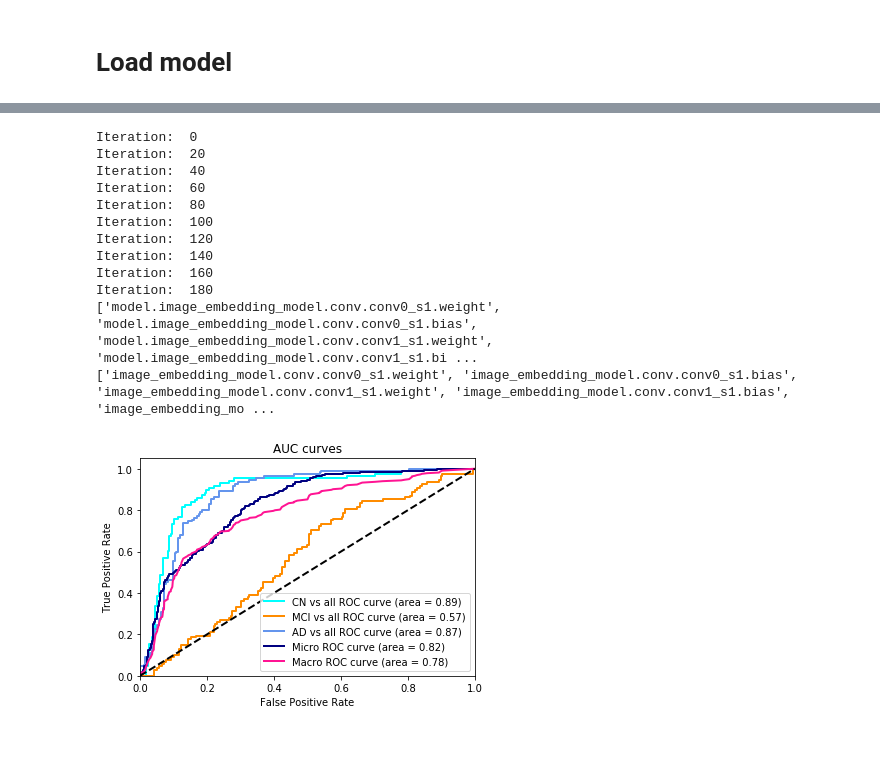
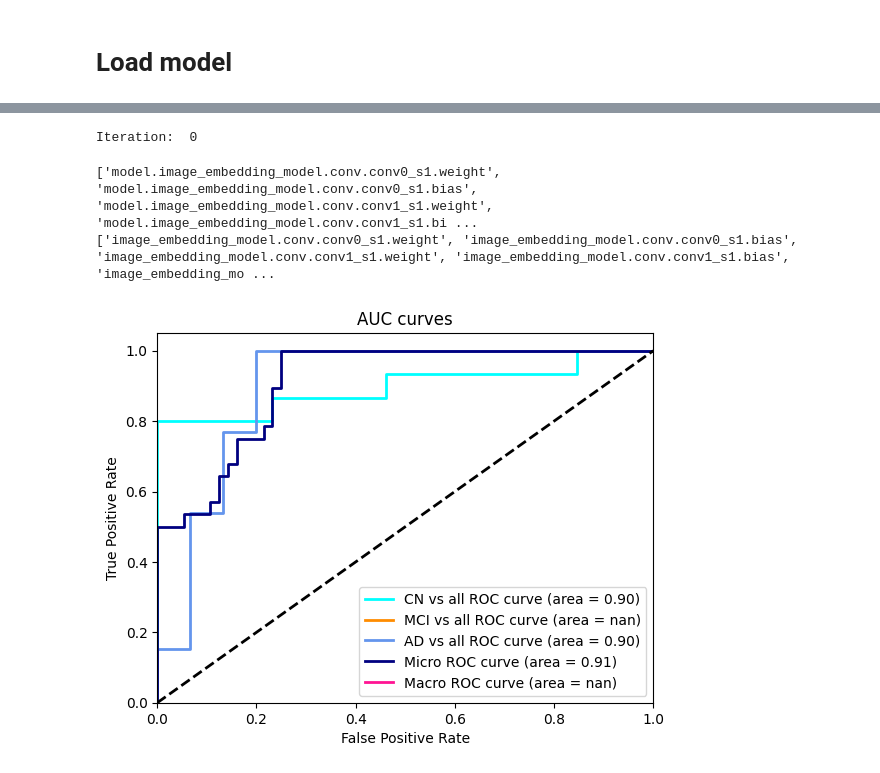
Before and after one commit to treyschulman/CNN_design_for_AD, a Jupyter notebook: model_eval_collab.ipynb, the cells around one changed output, grey strips where cells are left out. Cells and saved outputs as stored; diff of their text form; code cells hidden in the pictures; blank space fills up the shorter version.

```diff
--- a/model_eval_collab.ipynb
+++ b/model_eval_collab.ipynb
@@ -27,4 +49,8 @@ device = torch.device("cuda:0" if torch.cuda.is_available() else "cpu")
 # %%
 config_name = 'config.yaml'
-with open(config_name, 'r') as f:
-    cfg = yaml.load(f)
+with open(config_name) as stream:
+    try:
+        cfg = yaml.safe_load(stream)
+        print(cfg)
+    except yaml.YAMLError as exc:
+        print(exc)
@@ -201,7 +229,7 @@ def evaluation_models(model_name,data_loader, expansion_list = [1],  num_trails
         cfg['model']['norm_type'] = norm_type
         model = build_model(cfg)
         best_model_dir = './saved_model/'
-        pretrained_dict = torch.load(best_model_dir+model_name + '_model_low_loss.pth.tar',map_location='cpu')['state_dict']
+        pretrained_dict = torch.load(best_model_dir+model_name + '_model_low_loss.pth.tar', map_location='cpu', weights_only=False)['state_dict']
         old_ks = list(pretrained_dict.keys()).copy()
         model_dict = model.state_dict()
         pretrained_dict = {k[6:]: v for k, v in pretrained_dict.items() if (k[6:]in model_dict.keys())}
@@ -248,0 +274,22 @@ model_file_name = 'age_expansion_8'
+# %%
+from datasets.adni_3d import ADNI_3D
+from torch.utils.data import DataLoader
+
+# Extract relevant config paths
+data_cfg = cfg["data"]
+dir_to_scans = data_cfg["dir_to_scans"]
+dir_to_tsv = data_cfg["dir_to_tsv"]
+batch_size = data_cfg["batch_size"]
+val_batch_size = data_cfg["val_batch_size"]
+n_label = cfg["model"]["n_label"]
+percentage_usage = data_cfg.get("percentage_usage", 1.0)
+
+# Create dataset instances
+Train_dataset = ADNI_3D(dir_to_scans, dir_to_tsv, mode="Train", n_label=n_label, percentage_usage=percentage_usage)
+Val_dataset   = ADNI_3D(dir_to_scans, dir_to_tsv, mode="Val", n_label=n_label, percentage_usage=1.0)
+Test_dataset  = ADNI_3D(dir_to_scans, dir_to_tsv, mode="Test", n_label=n_label, percentage_usage=1.0)
+
+# Create DataLoaders
+Train_loader = DataLoader(Train_dataset, batch_size=batch_size, shuffle=True, num_workers=4)
+Val_loader   = DataLoader(Val_dataset, batch_size=val_batch_size, shuffle=False, num_workers=4)
+Test_loader  = DataLoader(Test_dataset, batch_size=val_batch_size, shuffle=False, num_workers=4)
@@ -249,19 +349,14 @@ model_file_name = 'age_expansion_8'
+# %%
+model = build_model(cfg)
+# updated from hard-coded 'age_expansion_8' model which we should strive to create - from the research paper, using use_age=True improved the accuracy by 3 points or so
+model_file_name = 'oasis_experiment_train_perc_100.0_expansion_0'
 # %%
-all_acc, all_balanced_acc, all_auc = evaluation_models(model_file_name,Test_loader, expansion_list = [8], use_age = True, norm_type= 'Instance')
+all_acc, all_balanced_acc, all_auc = evaluation_models(model_file_name, Test_loader, expansion_list = [8], use_age = False, norm_type= 'Instance')
 # %% [output]
 Iteration:  0
-Iteration:  20
-Iteration:  40
-Iteration:  60
-Iteration:  80
-Iteration:  100
-Iteration:  120
-Iteration:  140
-Iteration:  160
-Iteration:  180
-['model.image_embedding_model.conv.conv0_s1.weight', 'model.image_embedding_model.conv.conv0_s1.bias', 'model.image_embedding_model.conv.conv1_s1.weight', 'model.image_embedding_model.conv.conv1_s1.bi ...
-['image_embedding_model.conv.conv0_s1.weight', 'image_embedding_model.conv.conv0_s1.bias', 'image_embedding_model.conv.conv1_s1.weight', 'image_embedding_model.conv.conv1_s1.bias', 'image_embedding_mo ...
+['model.image_embedding_model.conv.conv0_s1.weight', 'model.image_embedding_model.conv.conv0_s1.bias', 'model.image_embedding_model.conv.conv1_s1.weight', 'model.image_embedding_model.conv.conv1_s1.bi ...
+['image_embedding_model.conv.conv0_s1.weight', 'image_embedding_model.conv.conv0_s1.bias', 'image_embedding_model.conv.conv1_s1.weight', 'image_embedding_model.conv.conv1_s1.bias', 'image_embedding_mo ...
-[figure, old version]
+[figure, new version]
 # %%
 test_model(all_acc, all_balanced_acc,all_auc)
 # %% [output]
```
Also changed, not shown: parts of 19 cells of this notebook.
